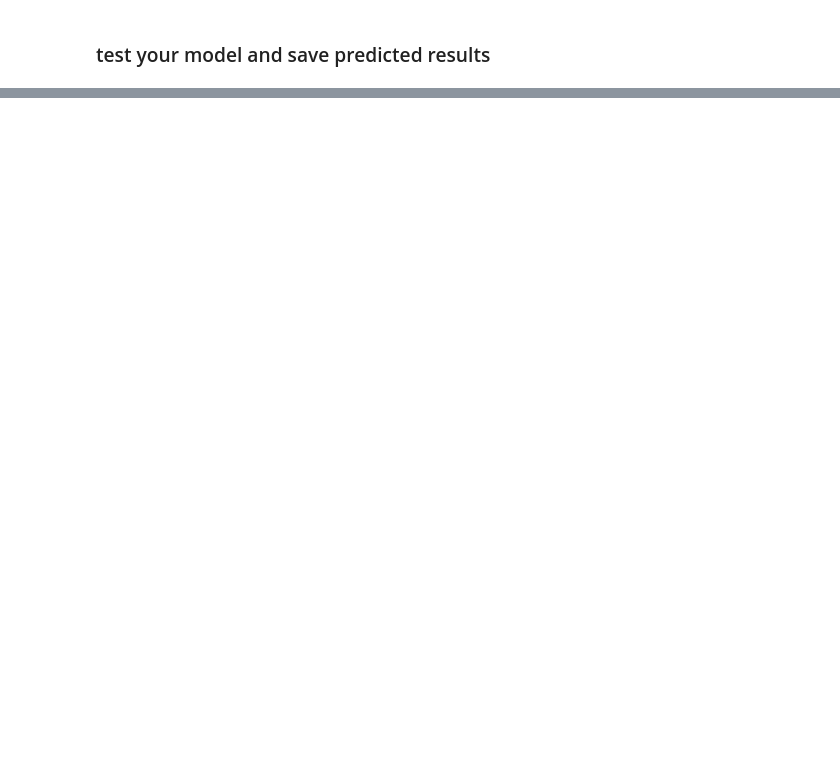
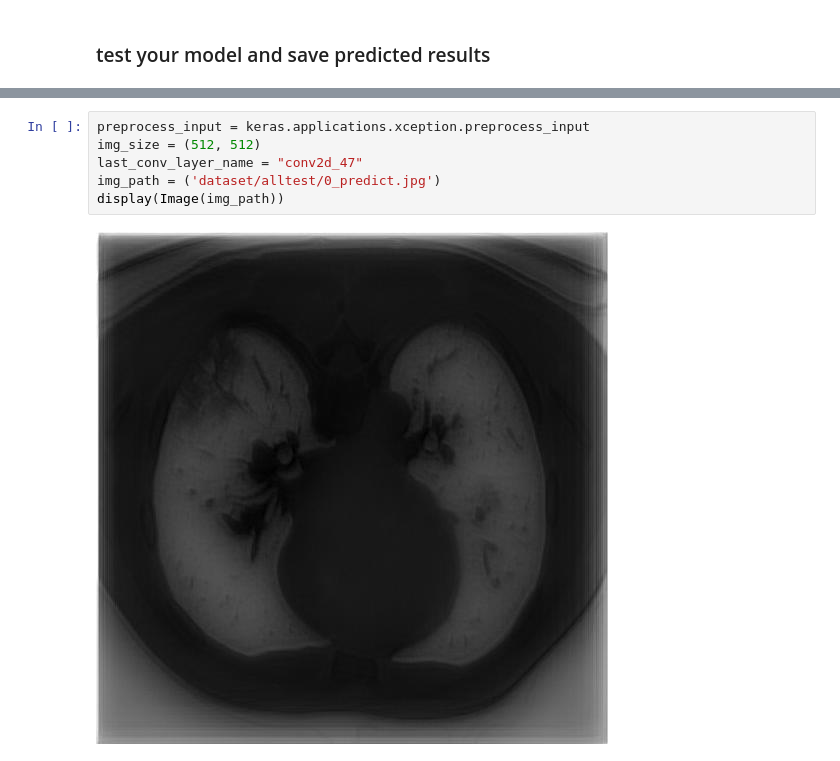
Before and after one commit to prastabdkl/unet-for-covid-detection, a Jupyter notebook: trainUnet.ipynb, the cells around one changed output, grey strips where cells are left out. Drawn from its saved outputs; the diff is of its cells as text; blank space fills up the shorter version.

```diff
--- a/trainUnet.ipynb
+++ b/trainUnet.ipynb
@@ -73,0 +78,8 @@ results[0,:,:,:].shape
+# %%
+preprocess_input = keras.applications.xception.preprocess_input
+img_size = (512, 512)
+last_conv_layer_name = "conv2d_47"
+img_path = ('dataset/alltest/0_predict.jpg')
+display(Image(img_path))
+# %% [output]
+[figure, added]
```
Also changed, not shown: parts of 15 cells of this notebook, 3 other files.
